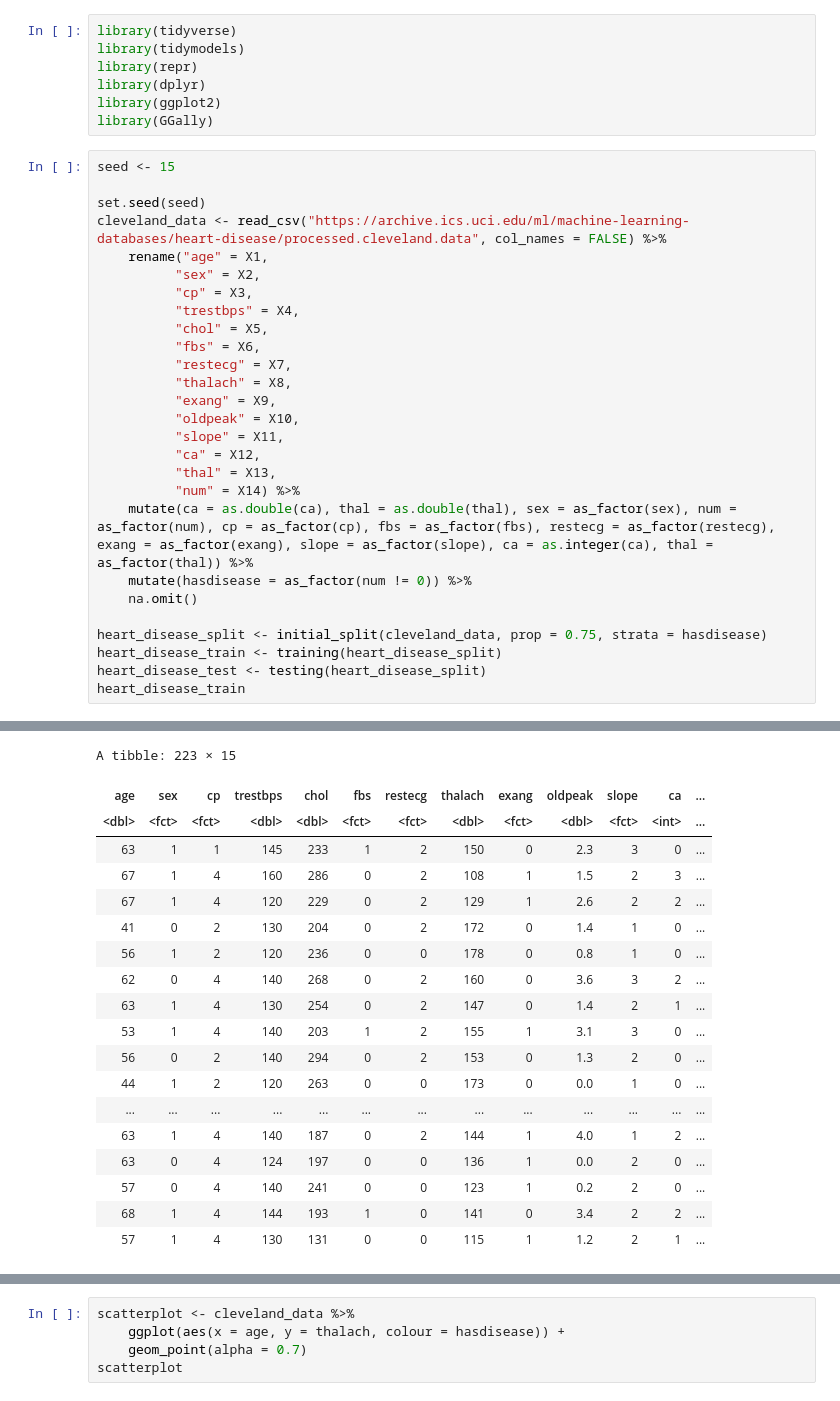
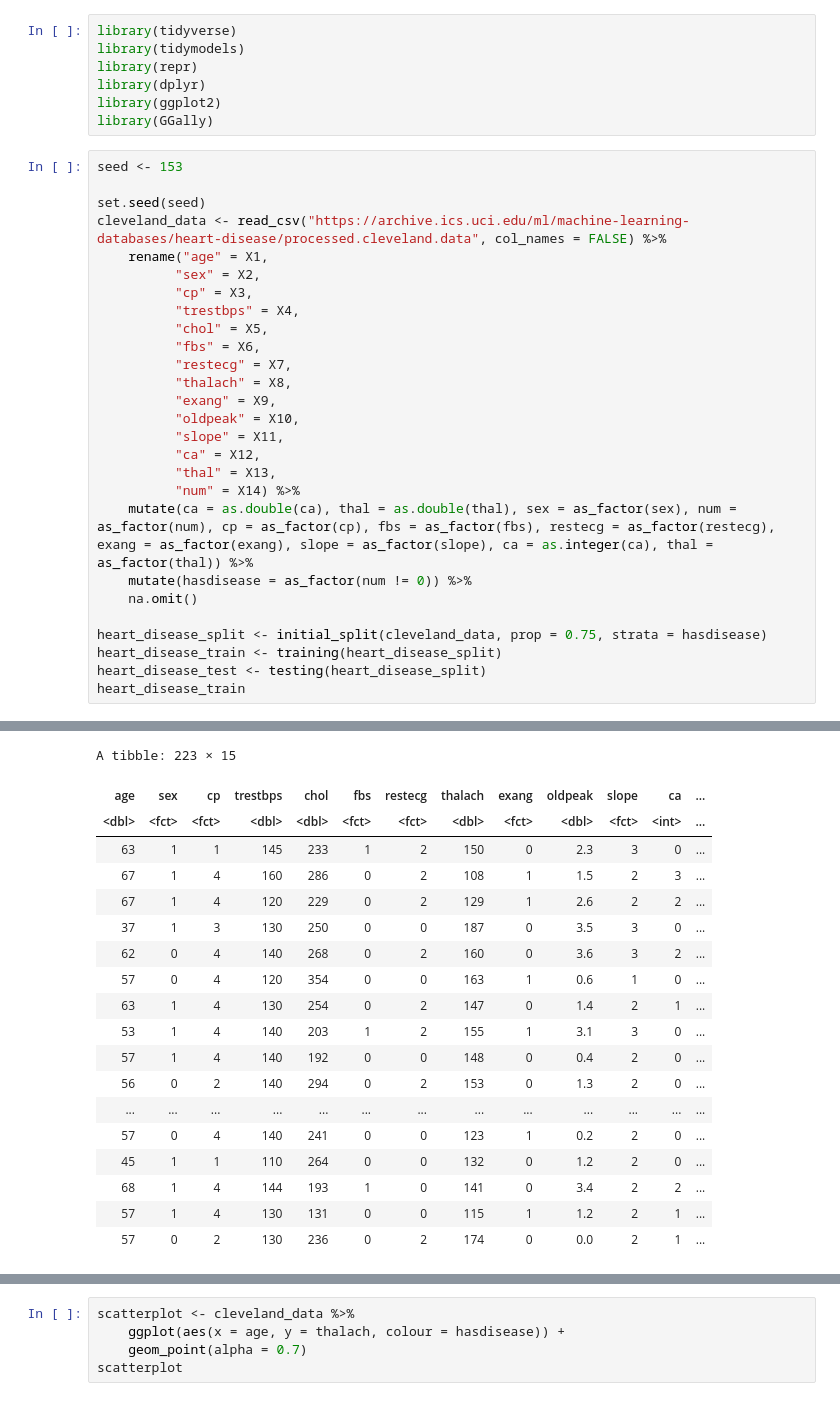
Before and after one commit to aliceterada/DSCI-Project, a Jupyter notebook: Project_Draft.ipynb, the cells around one changed output, grey strips where cells are left out. Drawn from its saved outputs; the diff is of its cells as text.

```diff
--- a/Project_Draft.ipynb
+++ b/Project_Draft.ipynb
@@ -6,7 +6,7 @@ library(dplyr)
 library(ggplot2)
 library(GGally)
 # %%
-seed <- 15
+seed <- 153
 
 set.seed(seed)
 cleveland_data <- read_csv("https://archive.ics.uci.edu/ml/machine-learning-databases/heart-disease/processed.cleveland.data", col_names = FALSE) %>%
@@ -29,46 +29,46 @@ cleveland_data <- read_csv("https://archive.ics.uci.edu/ml/machine-learning-data
     na.omit()
 
 heart_disease_split <- initial_split(cleveland_data, prop = 0.75, strata = hasdisease)
 heart_disease_train <- training(heart_disease_split)
 heart_disease_test <- testing(heart_disease_split)
 heart_disease_train
 # %% [output]
 Parsed with column specification:
 cols(
   X1 = col_double(),
   X2 = col_double(),
   X3 = col_double(),
   X4 = col_double(),
   X5 = col_double(),
   X6 = col_double(),
   X7 = col_double(),
   X8 = col_double(),
   X9 = col_double(),
   X10 = col_double(),
 ... (14 lines left out)
 ℹ NAs introduced by coercion
 ℹ Input `thal` is `as.double(thal)`.”
 Warning message in mask$eval_all_mutate(dots[[i]]):
 “NAs introduced by coercion”
 A tibble: 223 × 15
 | age | sex | cp | trestbps | chol | fbs | restecg | thalach | exang | oldpeak | slope | ca | ... |
 | <dbl> | <fct> | <fct> | <dbl> | <dbl> | <fct> | <fct> | <dbl> | <fct> | <dbl> | <fct> | <int> | ... |
 | 63 | 1 | 1 | 145 | 233 | 1 | 2 | 150 | 0 | 2.3 | 3 | 0 | ... |
 | 67 | 1 | 4 | 160 | 286 | 0 | 2 | 108 | 1 | 1.5 | 2 | 3 | ... |
 | 67 | 1 | 4 | 120 | 229 | 0 | 2 | 129 | 1 | 2.6 | 2 | 2 | ... |
-| 41 | 0 | 2 | 130 | 204 | 0 | 2 | 172 | 0 | 1.4 | 1 | 0 | ... |
-| 56 | 1 | 2 | 120 | 236 | 0 | 0 | 178 | 0 | 0.8 | 1 | 0 | ... |
+| 37 | 1 | 3 | 130 | 250 | 0 | 0 | 187 | 0 | 3.5 | 3 | 0 | ... |
 | 62 | 0 | 4 | 140 | 268 | 0 | 2 | 160 | 0 | 3.6 | 3 | 2 | ... |
+| 57 | 0 | 4 | 120 | 354 | 0 | 0 | 163 | 1 | 0.6 | 1 | 0 | ... |
 | 63 | 1 | 4 | 130 | 254 | 0 | 2 | 147 | 0 | 1.4 | 2 | 1 | ... |
 | 53 | 1 | 4 | 140 | 203 | 1 | 2 | 155 | 1 | 3.1 | 3 | 0 | ... |
+| 57 | 1 | 4 | 140 | 192 | 0 | 0 | 148 | 0 | 0.4 | 2 | 0 | ... |
 | 56 | 0 | 2 | 140 | 294 | 0 | 2 | 153 | 0 | 1.3 | 2 | 0 | ... |
-| 44 | 1 | 2 | 120 | 263 | 0 | 0 | 173 | 0 | 0.0 | 1 | 0 | ... |
 | ... | ... | ... | ... | ... | ... | ... | ... | ... | ... | ... | ... | ... |
-| 63 | 1 | 4 | 140 | 187 | 0 | 2 | 144 | 1 | 4.0 | 1 | 2 | ... |
-| 63 | 0 | 4 | 124 | 197 | 0 | 0 | 136 | 1 | 0.0 | 2 | 0 | ... |
 | 57 | 0 | 4 | 140 | 241 | 0 | 0 | 123 | 1 | 0.2 | 2 | 0 | ... |
+| 45 | 1 | 1 | 110 | 264 | 0 | 0 | 132 | 0 | 1.2 | 2 | 0 | ... |
 | 68 | 1 | 4 | 144 | 193 | 1 | 0 | 141 | 0 | 3.4 | 2 | 2 | ... |
 | 57 | 1 | 4 | 130 | 131 | 0 | 0 | 115 | 1 | 1.2 | 2 | 1 | ... |
+| 57 | 0 | 2 | 130 | 236 | 0 | 2 | 174 | 0 | 0.0 | 2 | 1 | ... |
 # %%
 set.seed(seed)
 
```
Also changed, not shown: parts of 2 cells of this notebook.
